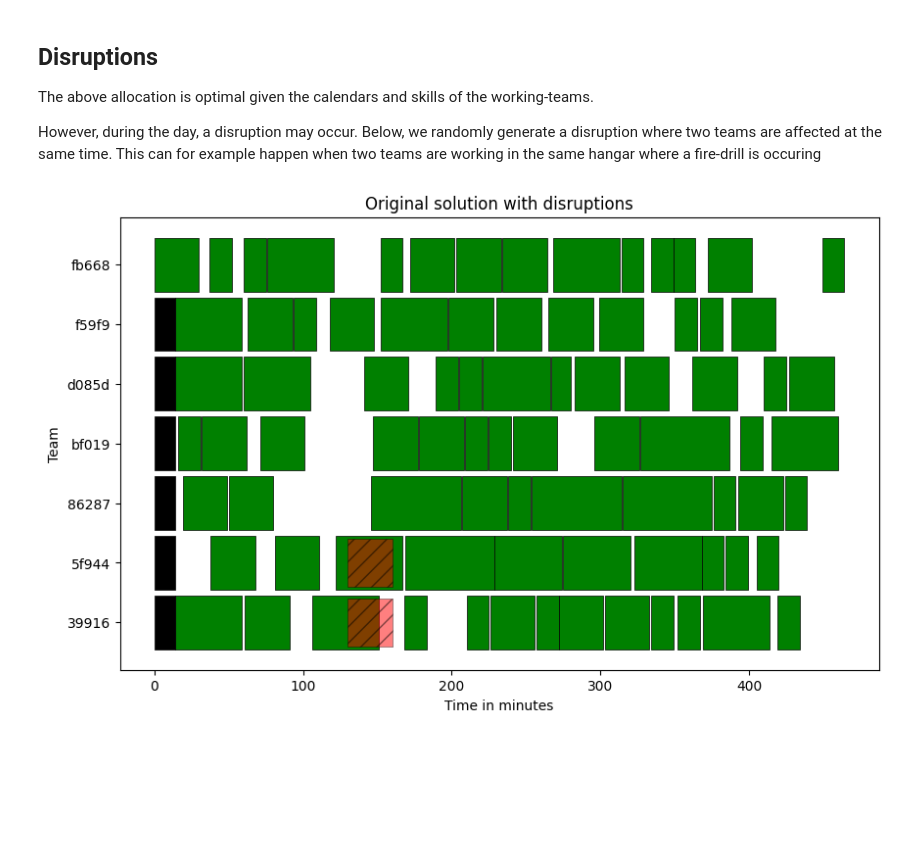
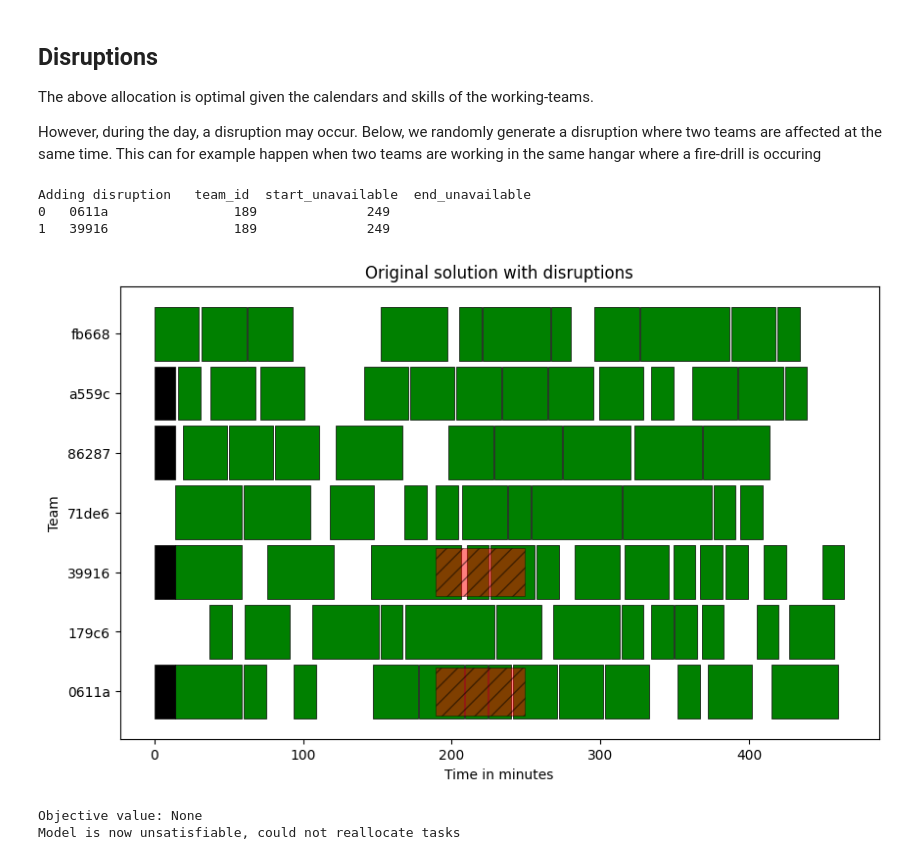
Before and after one commit to g-poveda/Explainable-Workforce-Scheduling, a Jupyter notebook: example_explain.ipynb, the cells around one changed output. Saved outputs shown, nothing was run; the diff lists cells and outputs as text; code cells hidden in the pictures; blank space fills up the shorter version.

```diff
--- a/example_explain.ipynb
+++ b/example_explain.ipynb
@@ -78,16 +78,29 @@ This can for example happen when two teams are working in the same hangar where
 # %%
 from generator import generate_disruption
 import pandas as pd
 
 disruption = generate_disruption(
-    num_disruptions=(1,1), num_teams_affected=(2,2), duration=(30,),
+    num_disruptions=(1,1), num_teams_affected=(2,2), duration=(60,),
     horizon=orig_sol.end.max(), teams=list(orig_sol['assigned_team'].unique()),
-    seed = 1
+    seed = 3
 )
+model.add_disruption(disruption)
 
-model = FeasibilityResotorationModel(tasks, calendars, same_allocation, disruption=disruption)
-model.set_original_solution(orig_sol)
-
-fig, ax = model.visualize_original_solution_with_disruptions()
+fig, ax = model.visualize_solution_with_disruptions(sol=orig_sol)
 # %% [output]
+Adding disruption   team_id  start_unavailable  end_unavailable
+0   0611a                189              249
+1   39916                189              249
-[figure, old version]
+[figure, new version]
+# %%
+model.add_hard_constraint(model.used <= model.used.value()) # cannot use any other teams
+
+if model.solve():
+    # found solution, unlikely
+    new_sol = model.get_solution()
+    fig, ax = model.visualize_solution_with_disruptions(sol=new_sol)
+else:
+    print("Model is now unsatisfiable, could not reallocate tasks")
+# %% [output]
+Objective value: None
+Model is now unsatisfiable, could not reallocate tasks
```
Also changed, not shown: parts of 13 cells of this notebook.
